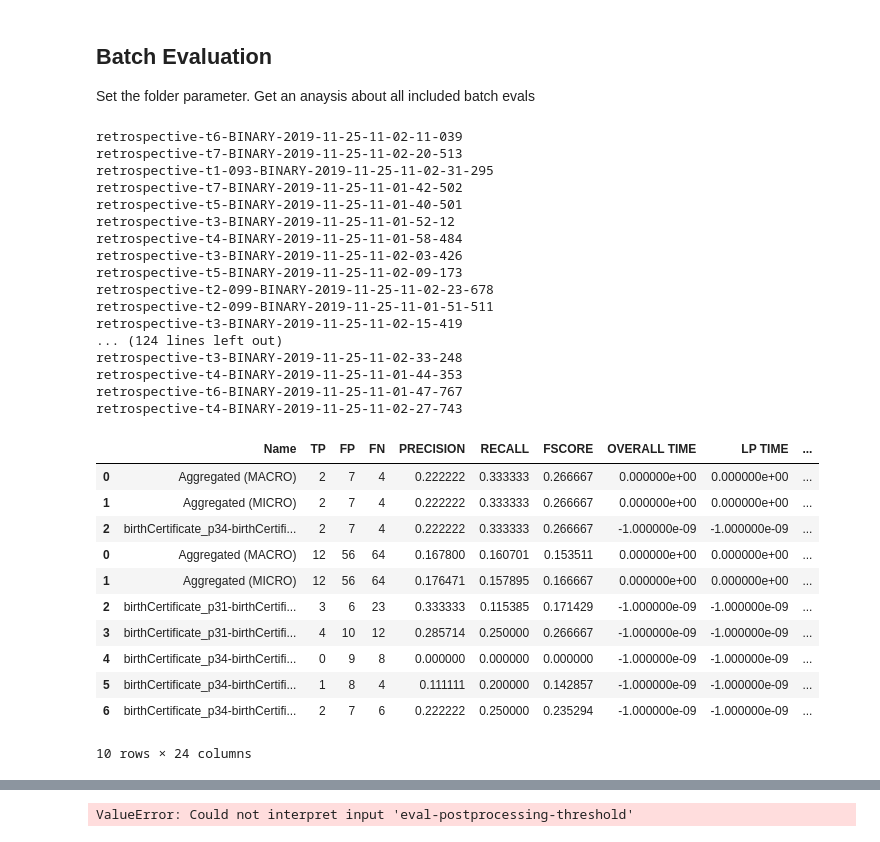
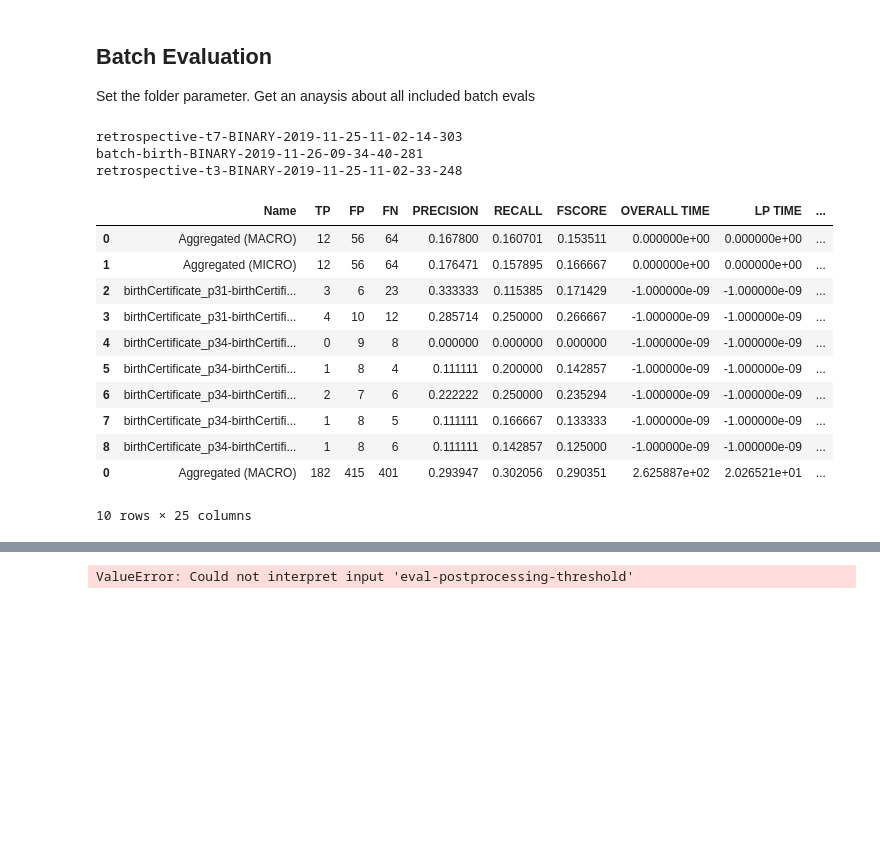
Before and after one commit to julia-kom/bert-ilp-matcher, a Jupyter notebook: src/main/python/Batch Evaluation.ipynb, the cells around one changed output, grey strips where cells are left out. Drawn from its saved outputs; the diff is of its cells as text; code cells hidden in the pictures; blank space fills up the shorter version.

```diff
--- a/src/main/python/Batch Evaluation.ipynb
+++ b/src/main/python/Batch Evaluation.ipynb
@@ -13,7 +13,7 @@ import os
 import pathlib
 
 #set path to folder
-folder = "../../../eval-results/_server-results/test5"
+folder = "../../../eval-results/_server-results/test6"
 net_analysis = "../../../eval-results/_server-results/net-BP-birth/net.eval"
 # %%
 #fetch data
@@ -64,52 +64,44 @@ def net2adder(row):
     if row['Name'] != "Aggregated (MICRO)" and row['Name'] != "Aggregated (MACRO)":
         return row['Name'].split('-')[1].split('.')[0].replace(".pnml","")
     else:
         return 0
+
+def pnml_remover(row):
+    #get net names
+    if row['Name'] != "Aggregated (MICRO)" and row['Name'] != "Aggregated (MACRO)":
+        return row['Name'].replace(".pnml","").replace(".rdf","")
+    else:
+        return row['Name']
+
 def net1NonTaus(row):
     if row['Name'] != "Aggregated (MICRO)" and row['Name'] != "Aggregated (MACRO)":
         return df_nets.at[row['net1'],'nNonSilentTransitions']
     else:
         return 0
 def net2NonTaus(row):
     if row['Name'] != "Aggregated (MICRO)" and row['Name'] != "Aggregated (MACRO)":
         return df_nets.at[row['net2'],'nNonSilentTransitions']
     else:
         return 0
 def sumNonTaus(row):
     if row['Name'] != "Aggregated (MICRO)" and row['Name'] != "Aggregated (MACRO)":
         return row['net1NonTaus'] + row['net2NonTaus']
     else:
         return 0
 
 df_combined['net1'] = df_combined.apply(lambda row: net1adder(row), axis=1)
 df_combined['net2'] = df_combined.apply(lambda row: net2adder(row), axis=1)
 df_combined['net1NonTaus'] = df_combined.apply(lambda row: net1NonTaus(row), axis=1)
 df_combined['net2NonTaus'] = df_combined.apply(lambda row: net2NonTaus(row), axis=1)
 df_combined['sumNonTaus'] = df_combined.apply(lambda row: sumNonTaus(row), axis=1)
+df_combined['Name'] = df_combined.apply(lambda row: pnml_remover(row), axis=1)
 
 df_combined[:10]
 # %% [output]
-retrospective-t6-BINARY-2019-11-25-11-02-11-039
-retrospective-t7-BINARY-2019-11-25-11-02-20-513
-retrospective-t1-093-BINARY-2019-11-25-11-02-31-295
-retrospective-t7-BINARY-2019-11-25-11-01-42-502
-retrospective-t5-BINARY-2019-11-25-11-01-40-501
-retrospective-t3-BINARY-2019-11-25-11-01-52-12
-retrospective-t4-BINARY-2019-11-25-11-01-58-484
-retrospective-t3-BINARY-2019-11-25-11-02-03-426
-retrospective-t5-BINARY-2019-11-25-11-02-09-173
-retrospective-t2-099-BINARY-2019-11-25-11-02-23-678
-retrospective-t2-099-BINARY-2019-11-25-11-01-51-511
-retrospective-t3-BINARY-2019-11-25-11-02-15-419
-... (124 lines left out)
+retrospective-t7-BINARY-2019-11-25-11-02-14-303
+batch-birth-BINARY-2019-11-26-09-34-40-281
 retrospective-t3-BINARY-2019-11-25-11-02-33-248
-retrospective-t4-BINARY-2019-11-25-11-01-44-353
-retrospective-t6-BINARY-2019-11-25-11-01-47-767
-retrospective-t4-BINARY-2019-11-25-11-02-27-743
 |  | Name | TP | FP | FN | PRECISION | RECALL | FSCORE | OVERALL TIME | LP TIME | ... |
-| 0 | Aggregated (MACRO) | 2 | 7 | 4 | 0.222222 | 0.333333 | 0.266667 | 0.000000e+00 | 0.000000e+00 | ... |
-| 1 | Aggregated (MICRO) | 2 | 7 | 4 | 0.222222 | 0.333333 | 0.266667 | 0.000000e+00 | 0.000000e+00 | ... |
-| 2 | birthCertificate_p34-birthCertifi... | 2 | 7 | 4 | 0.222222 | 0.333333 | 0.266667 | -1.000000e-09 | -1.000000e-09 | ... |
 | 0 | Aggregated (MACRO) | 12 | 56 | 64 | 0.167800 | 0.160701 | 0.153511 | 0.000000e+00 | 0.000000e+00 | ... |
 | 1 | Aggregated (MICRO) | 12 | 56 | 64 | 0.176471 | 0.157895 | 0.166667 | 0.000000e+00 | 0.000000e+00 | ... |
 | 2 | birthCertificate_p31-birthCertifi... | 3 | 6 | 23 | 0.333333 | 0.115385 | 0.171429 | -1.000000e-09 | -1.000000e-09 | ... |
@@ -117,7 +109,10 @@ retrospective-t4-BINARY-2019-11-25-11-02-27-743
 | 4 | birthCertificate_p34-birthCertifi... | 0 | 9 | 8 | 0.000000 | 0.000000 | 0.000000 | -1.000000e-09 | -1.000000e-09 | ... |
 | 5 | birthCertificate_p34-birthCertifi... | 1 | 8 | 4 | 0.111111 | 0.200000 | 0.142857 | -1.000000e-09 | -1.000000e-09 | ... |
 | 6 | birthCertificate_p34-birthCertifi... | 2 | 7 | 6 | 0.222222 | 0.250000 | 0.235294 | -1.000000e-09 | -1.000000e-09 | ... |
+| 7 | birthCertificate_p34-birthCertifi... | 1 | 8 | 5 | 0.111111 | 0.166667 | 0.133333 | -1.000000e-09 | -1.000000e-09 | ... |
+| 8 | birthCertificate_p34-birthCertifi... | 1 | 8 | 6 | 0.111111 | 0.142857 | 0.125000 | -1.000000e-09 | -1.000000e-09 | ... |
+| 0 | Aggregated (MACRO) | 182 | 415 | 401 | 0.293947 | 0.302056 | 0.290351 | 2.625887e+02 | 2.026521e+01 | ... |
-10 rows × 24 columns
+10 rows × 25 columns
 # %%
 #BASIC VISUALIZATION
 
```
Also changed, not shown: parts of 1 cell of this notebook.
